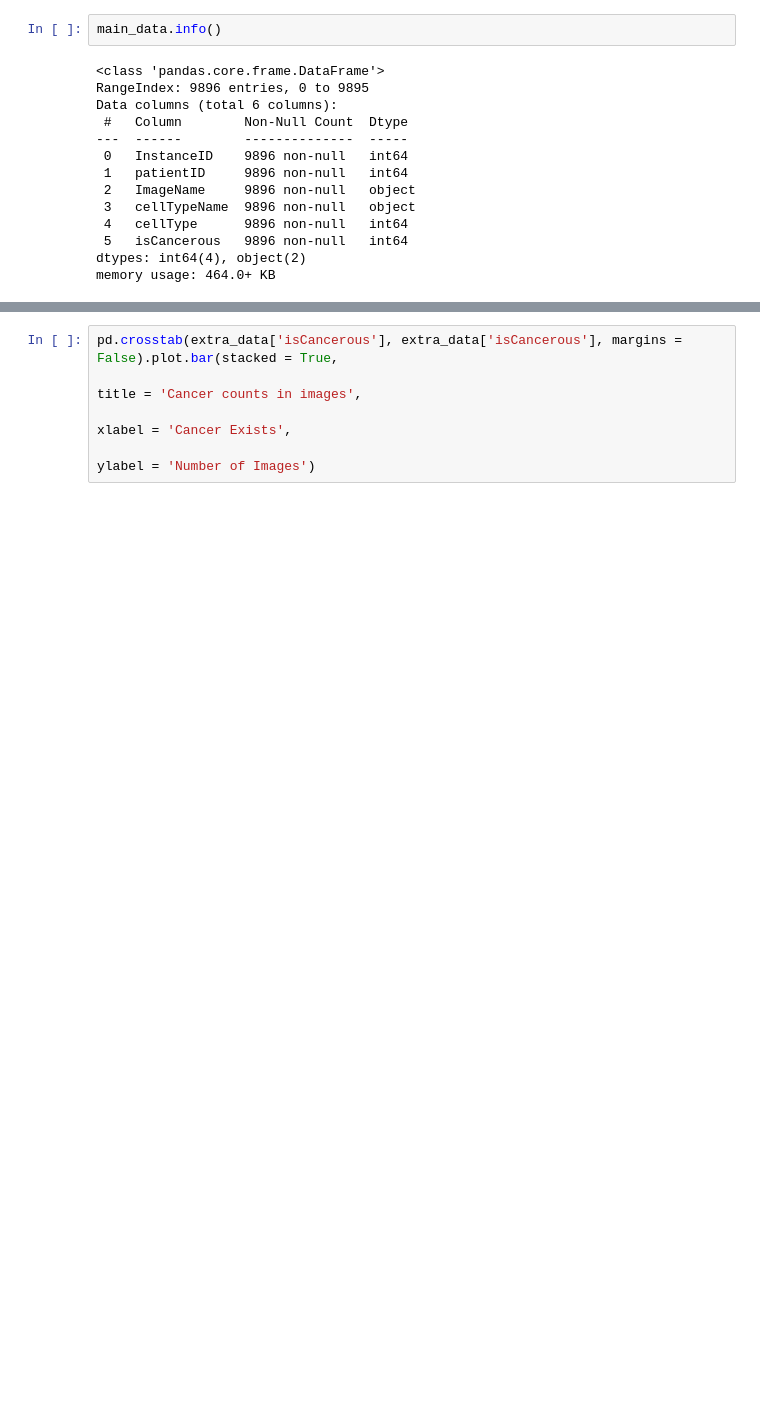
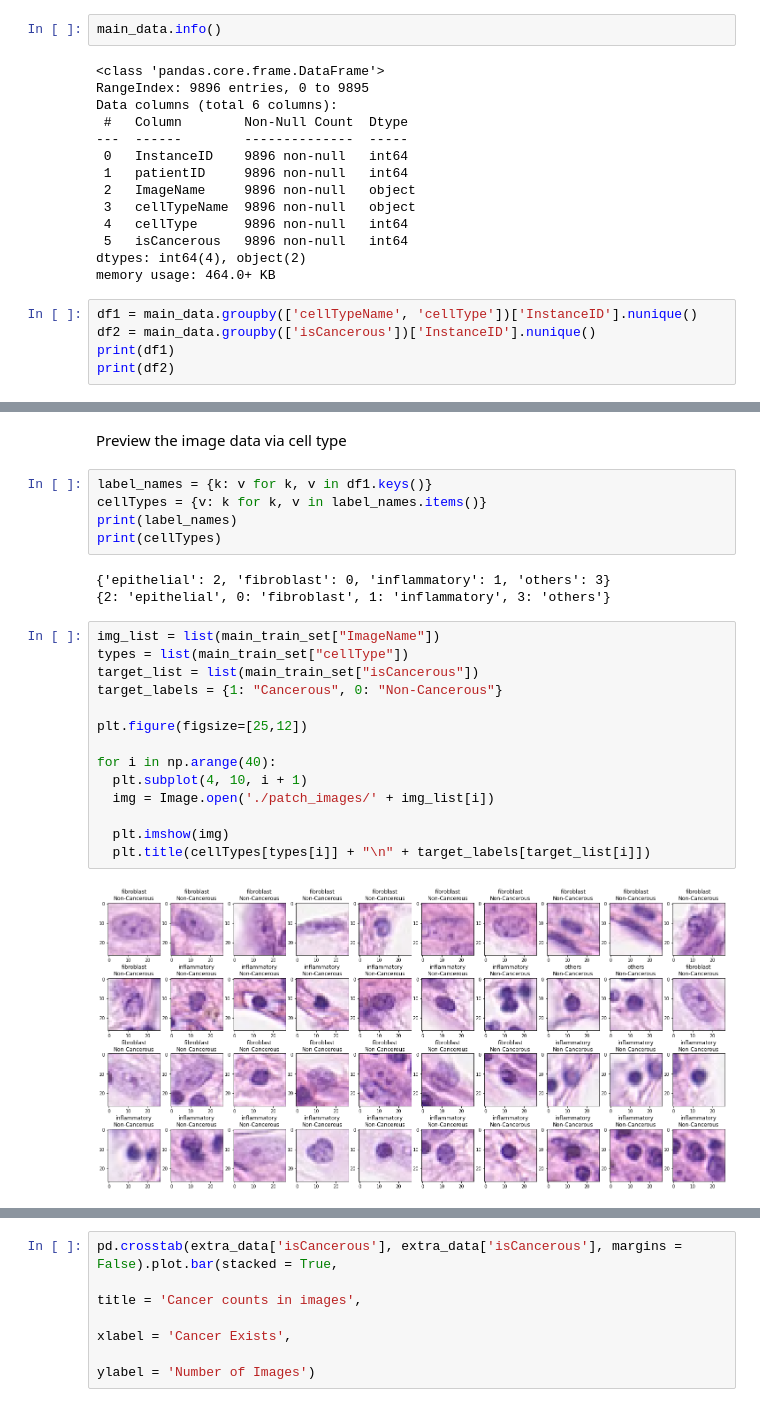
Before and after one commit to Luke-Mason/CML-Assignment-2, a Jupyter notebook: Luke.ipynb, the cells around one changed output, grey strips where cells are left out. Cells and saved outputs as stored; diff of their text form; blank space fills up the shorter version.

```diff
--- a/Luke.ipynb
+++ b/Luke.ipynb
@@ -163,3 +225,8 @@ Data columns (total 6 columns):
  5   isCancerous   9896 non-null   int64
 dtypes: int64(4), object(2)
 memory usage: 464.0+ KB
+# %%
+df1 = main_data.groupby(['cellTypeName', 'cellType'])['InstanceID'].nunique()
+df2 = main_data.groupby(['isCancerous'])['InstanceID'].nunique()
+print(df1)
+print(df2)
@@ -165,0 +256,26 @@ memory usage: 464.0+ KB
+# %% [markdown]
+Preview the image data via cell type
+# %%
+label_names = {k: v for k, v in df1.keys()}
+cellTypes = {v: k for k, v in label_names.items()}
+print(label_names)
+print(cellTypes)
+# %% [output]
+{'epithelial': 2, 'fibroblast': 0, 'inflammatory': 1, 'others': 3}
+{2: 'epithelial', 0: 'fibroblast', 1: 'inflammatory', 3: 'others'}
+# %%
+img_list = list(main_train_set["ImageName"])
+types = list(main_train_set["cellType"])
+target_list = list(main_train_set["isCancerous"])
+target_labels = {1: "Cancerous", 0: "Non-Cancerous"}
+
+plt.figure(figsize=[25,12])
+
+for i in np.arange(40):
+  plt.subplot(4, 10, i + 1)
+  img = Image.open('./patch_images/' + img_list[i])
+
+  plt.imshow(img)
+  plt.title(cellTypes[types[i]] + "\n" + target_labels[target_list[i]])
+# %% [output]
+[figure, added]
```
Also changed, not shown: parts of 99 cells of this notebook.
